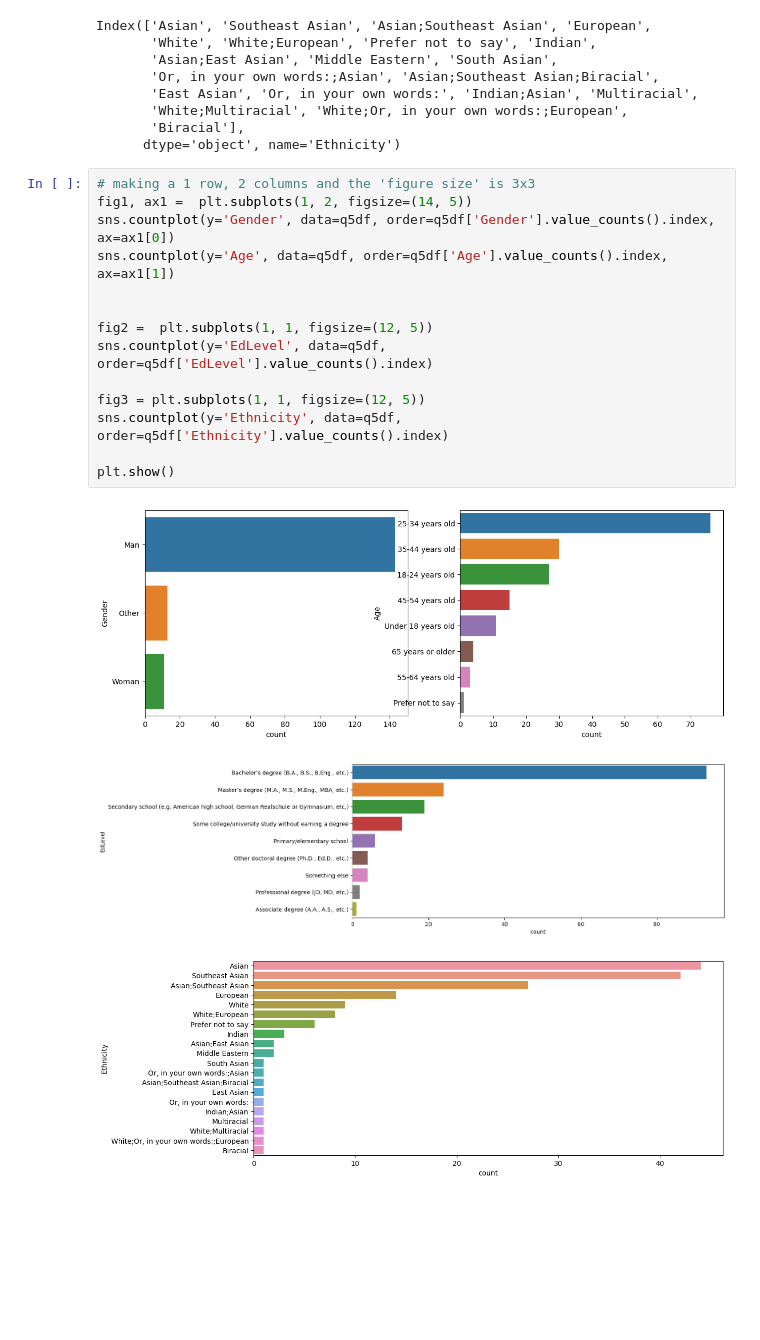
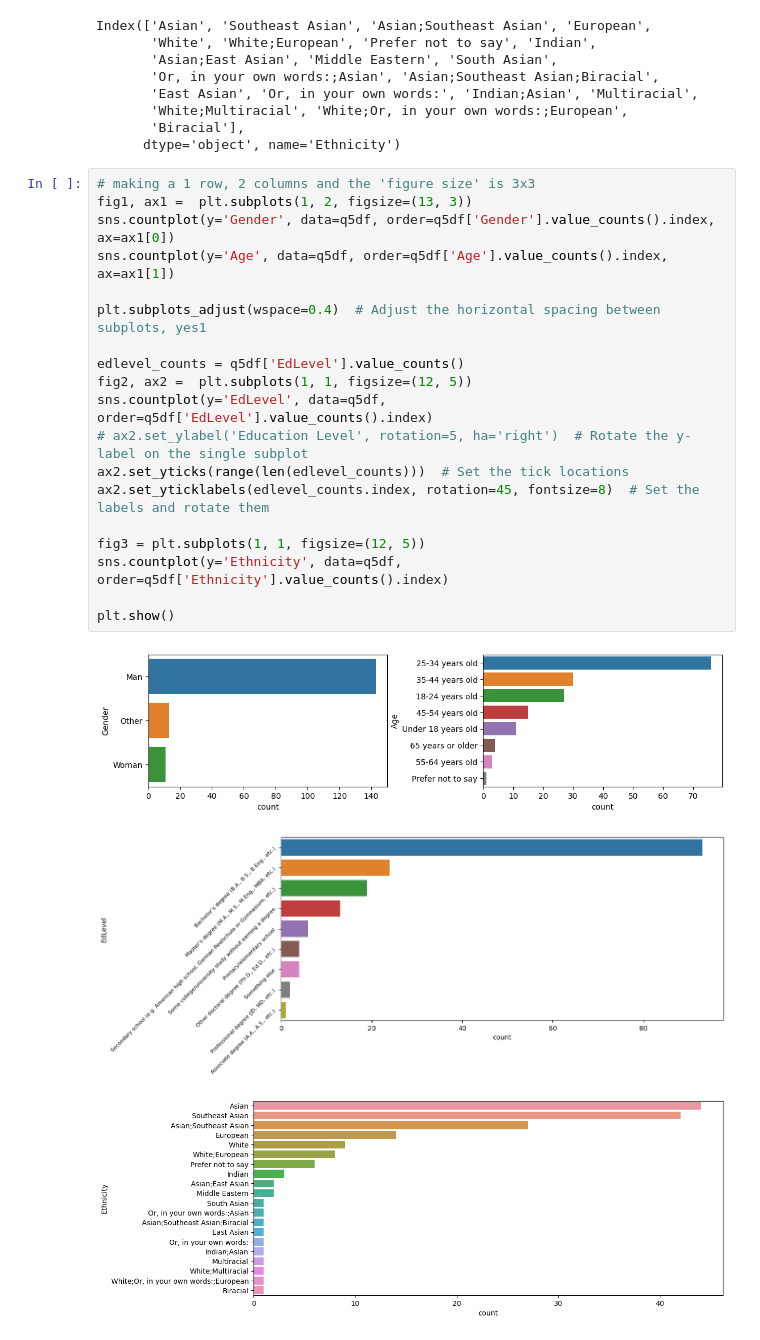
Before and after one commit to wire2coder/datascience-blog-uda, a Jupyter notebook: m2.ipynb, the cells around one changed output. Drawn from its saved outputs; the diff is of its cells as text; blank space fills up the shorter version.

```diff
--- a/m2.ipynb
+++ b/m2.ipynb
@@ -325,21 +319,26 @@ Index(['Asian', 'Southeast Asian', 'Asian;Southeast Asian', 'European',
       dtype='object', name='Ethnicity')
 # %%
 # making a 1 row, 2 columns and the 'figure size' is 3x3
-fig1, ax1 =  plt.subplots(1, 2, figsize=(14, 5))
+fig1, ax1 =  plt.subplots(1, 2, figsize=(13, 3))
 sns.countplot(y='Gender', data=q5df, order=q5df['Gender'].value_counts().index, ax=ax1[0])
 sns.countplot(y='Age', data=q5df, order=q5df['Age'].value_counts().index, ax=ax1[1])
 
+plt.subplots_adjust(wspace=0.4)  # Adjust the horizontal spacing between subplots, yes1
 
-fig2 =  plt.subplots(1, 1, figsize=(12, 5))
+edlevel_counts = q5df['EdLevel'].value_counts()
+fig2, ax2 =  plt.subplots(1, 1, figsize=(12, 5))
 sns.countplot(y='EdLevel', data=q5df, order=q5df['EdLevel'].value_counts().index)
+# ax2.set_ylabel('Education Level', rotation=5, ha='right')  # Rotate the y-label on the single subplot
+ax2.set_yticks(range(len(edlevel_counts)))  # Set the tick locations
+ax2.set_yticklabels(edlevel_counts.index, rotation=45, fontsize=8)  # Set the labels and rotate them
 
 fig3 = plt.subplots(1, 1, figsize=(12, 5))
 sns.countplot(y='Ethnicity', data=q5df, order=q5df['Ethnicity'].value_counts().index)
 
 plt.show()
 # %% [output]
-[figure, old version]
+[figure, new version]
-[figure, old version]
+[figure, new version]
 [figure]
 # %% [markdown]
 You can see that even for a really small data 'sample', most of the programmers are:
```
Also changed, not shown: parts of 17 cells of this notebook.
